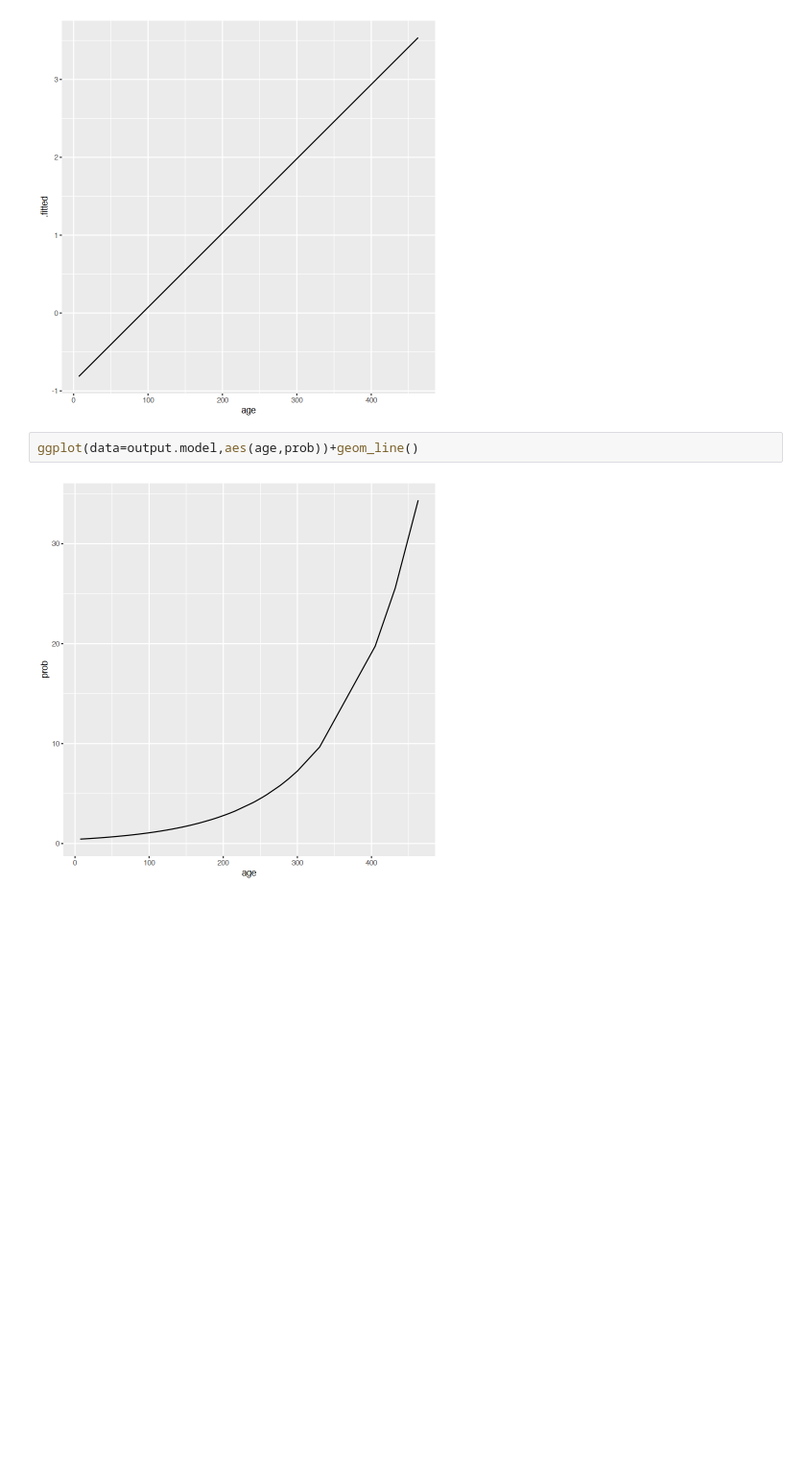
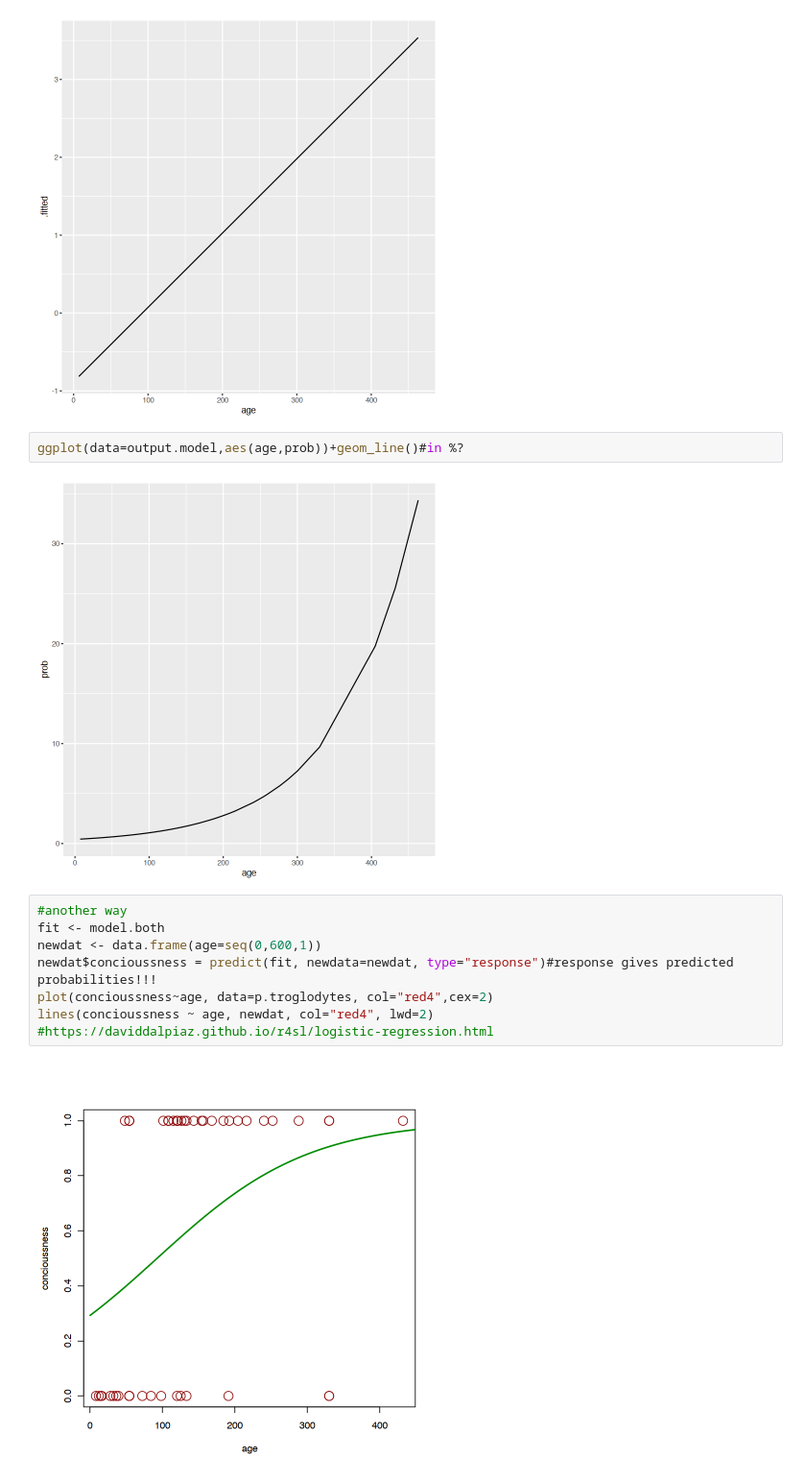
Before and after one commit to norberello/age-and-consciousness-in-chimps, a Jupyter notebook: Pan conciousness.ipynb, the cells around one changed output. Shown at 96% size. Saved outputs shown, nothing was run; the diff lists cells and outputs as text; blank space fills up the shorter version.

```diff
--- a/Pan conciousness.ipynb
+++ b/Pan conciousness.ipynb
@@ -166,6 +240,16 @@ ggplot(data=output.model,aes(age,.fitted))+geom_line()
 # %% [output]
 [figure]
 # %%
-ggplot(data=output.model,aes(age,prob))+geom_line()
+ggplot(data=output.model,aes(age,prob))+geom_line()#in %?
 # %% [output]
 [figure]
+# %%
+#another way
+fit <- model.both
+newdat <- data.frame(age=seq(0,600,1))
+newdat$concioussness = predict(fit, newdata=newdat, type="response")#response gives predicted probabilities!!!
+plot(concioussness~age, data=p.troglodytes, col="red4",cex=2)
+lines(concioussness ~ age, newdat, col="red4", lwd=2)
+#https://daviddalpiaz.github.io/r4sl/logistic-regression.html
+# %% [output]
+[figure, added]
```
Also changed, not shown: parts of 22 cells of this notebook.
